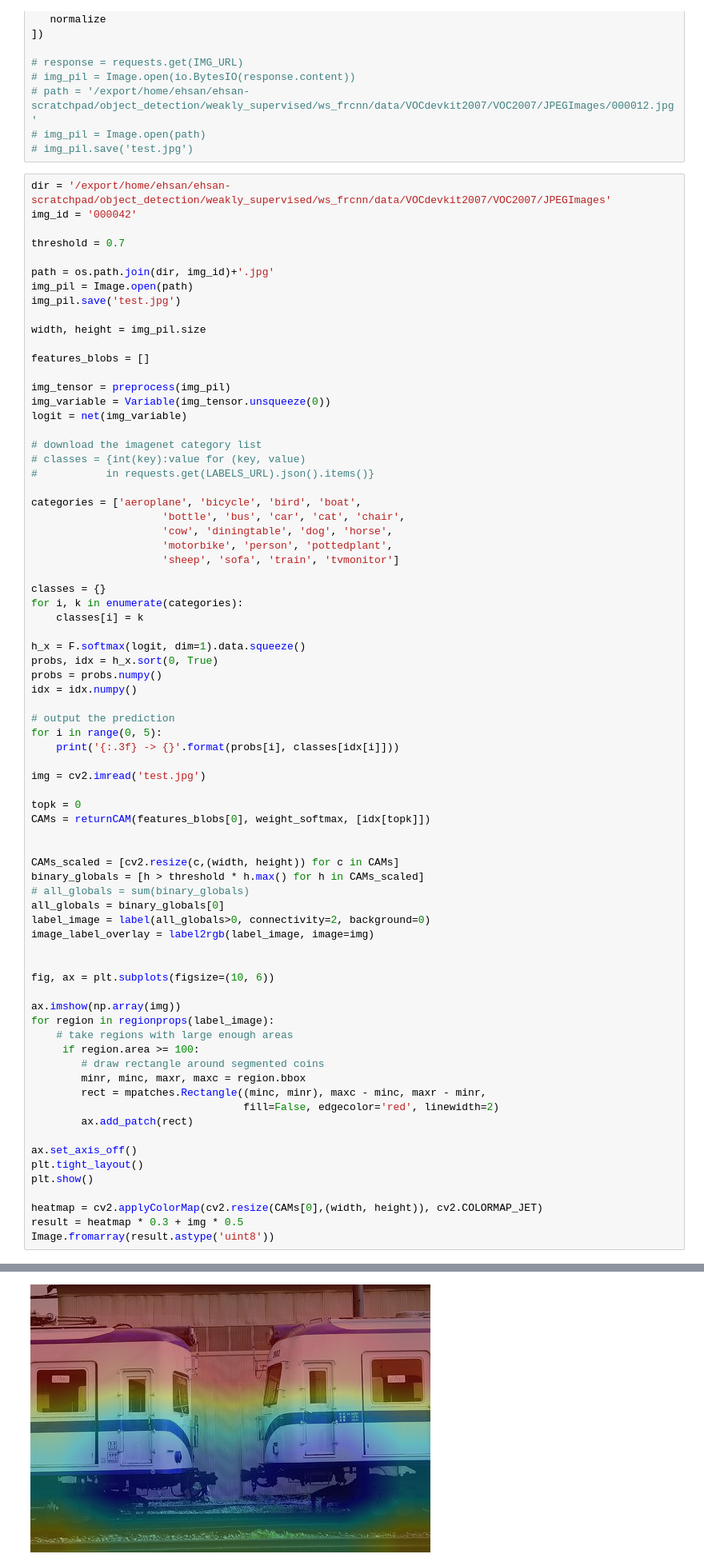
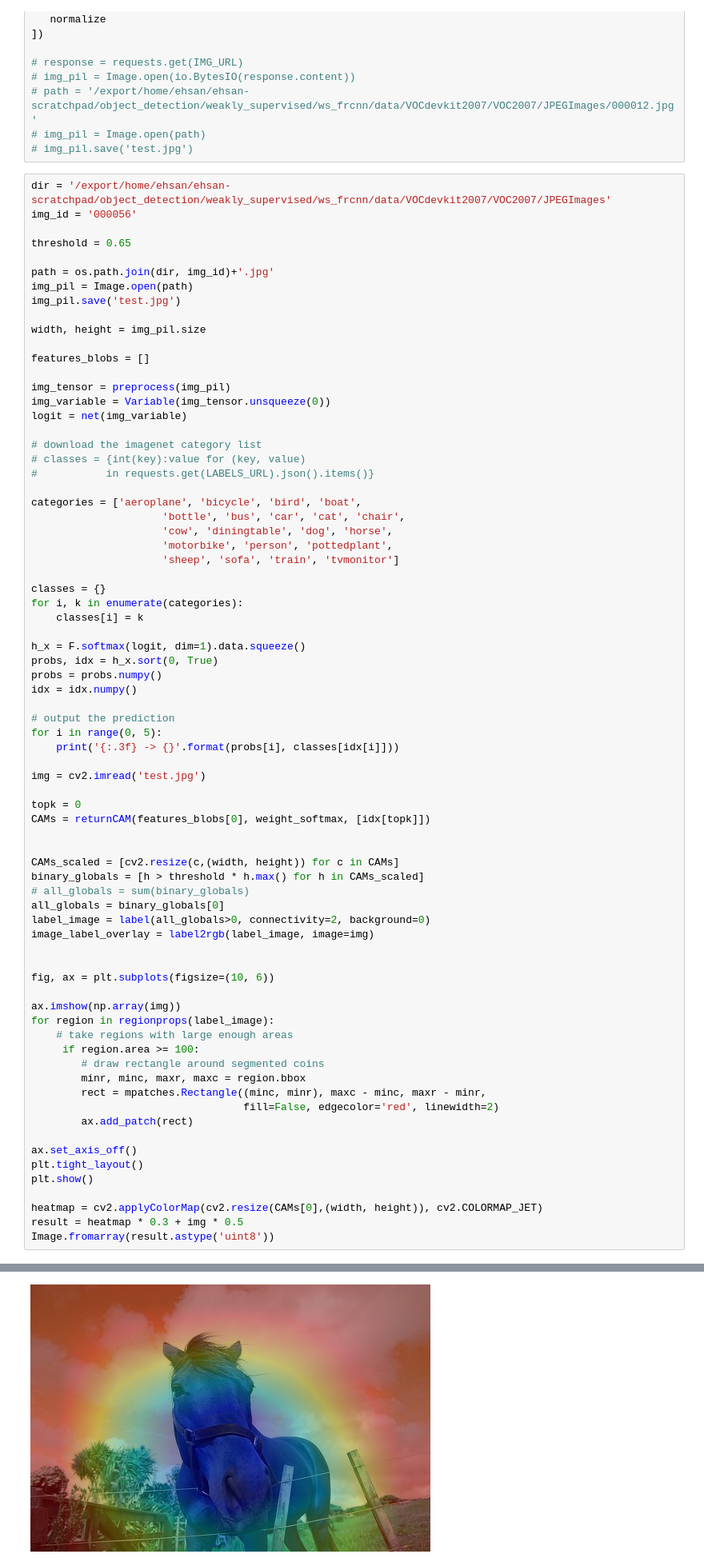
Before and after one commit to ehosseiniasl/CAM, a Jupyter notebook: evaluate_cam-pascal.ipynb, the cells around one changed output, grey strips where cells are left out. Shown at 80% size. Cells and saved outputs as stored; diff of their text form.

```diff
--- a/evaluate_cam-pascal.ipynb
+++ b/evaluate_cam-pascal.ipynb
@@ -148,9 +149,9 @@ preprocess = transforms.Compose([
 # img_pil.save('test.jpg')
 # %%
 dir = '/export/home/ehsan/ehsan-scratchpad/object_detection/weakly_supervised/ws_frcnn/data/VOCdevkit2007/VOC2007/JPEGImages'
-img_id = '000042'
+img_id = '000056'
 
-threshold = 0.7
+threshold = 0.65
 
 path = os.path.join(dir, img_id)+'.jpg'
 img_pil = Image.open(path)
@@ -230,4 +231,4 @@ Image.fromarray(result.astype('uint8'))
-[figure, old version]
+[figure, new version]
 # %%
 edgemodel = cv2.ximgproc.createStructuredEdgeDetection('model.yml')
 # %%
```
Also changed, not shown: parts of 2 cells of this notebook, 3 other files.
